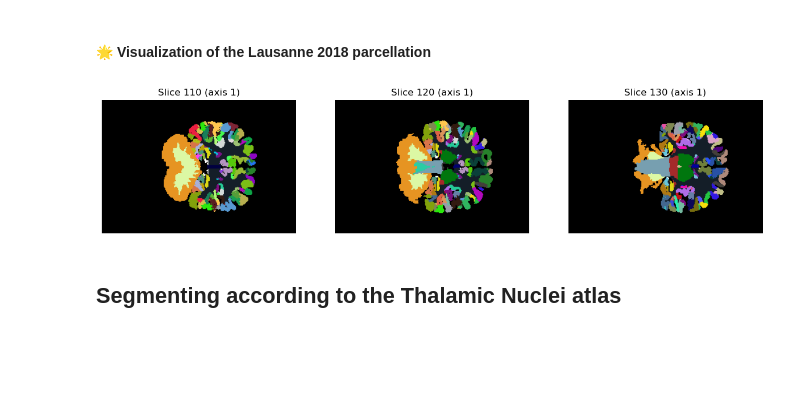
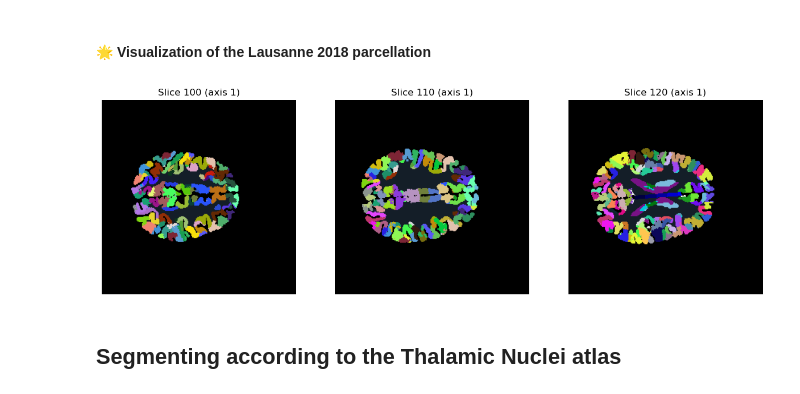
Before and after one commit to NinoHerve/mindmap, a Jupyter notebook: anatomy/multi_conn_registration.ipynb, the cells around one changed output. Cells and saved outputs as stored; diff of their text form; code cells hidden in the pictures; blank space fills up the shorter version.

```diff
--- a/anatomy/multi_conn_registration.ipynb
+++ b/anatomy/multi_conn_registration.ipynb
@@ -24,7 +81,7 @@ import ants
 ## 🧠 Data
 # %%
 env = mm.io.read_config("../configurations/spike.yml")
-sub = "sub-pat42"
+sub = env["SUBS"][16]
 
 # set freesurfer configuration
 os.environ["SUBJECTS_DIR"]    = env["FS_DIR"]
@@ -36,7 +93,7 @@ fs_home = Path(env["FS_HOME"])
 mm_dir  = Path(env["MM_DIR"])
 
 # data
-data = mm.io.read_dataset(sub, "T1-ants")
+data = mm.io.read_dataset(sub, "T1", mri_dtype="ants")
 std  = mm.io.read_standards("mni", "ctx", "thal", "thal_clut")
 
 # parameters
@@ -141,7 +205,8 @@ In contrast, the cortical regions in the annotation files are indexed from 1 to
 This structured approach will ensure that our color LUT accurately represents the cortical regions in the Lausanne atlas while maintaining compatibility with FreeSurfer's indexing system.
 # %%
 # load data
-volume  = nib.load(dparc_sub)                                    # Volume
+#volume  = nib.load(dparc_sub)                                    # Volume CHOOSE WHICH VOLUME
+volume  = nib.load(dparc_fs)
 fs_clut = mm.io.read_clut(fs_home/"FreeSurferColorLUT.txt")     # FreeSurfer color LUT
 lh_clut = mm.io.read_clut(annotL)                               # Left annotation color LUT
 rh_clut = mm.io.read_clut(annotR)                               # Right annotation color LUT
@@ -177,10 +242,10 @@ dparc_sub.unlink()
 # %%
 image_laus = laus2018.get_image()
 # %%
-slices = [110, 120, 130]
+slices = [100, 110, 120]
 mm.viz.show_slices(image_laus, slices, axis=1)
 # %% [output]
-[figure, old version]
+[figure, new version]
 # %% [markdown]
 ## Segmenting according to the Thalamic Nuclei atlas
 # %% [markdown]
```
Also changed, not shown: parts of 14 cells of this notebook, 11 other files.
